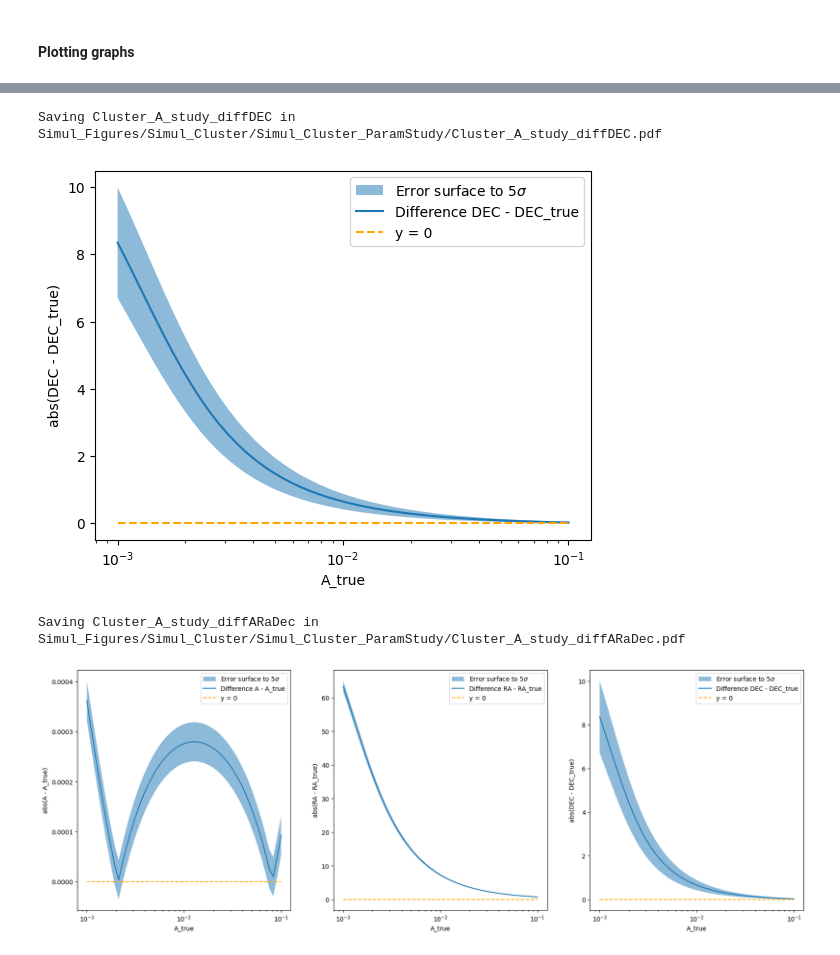
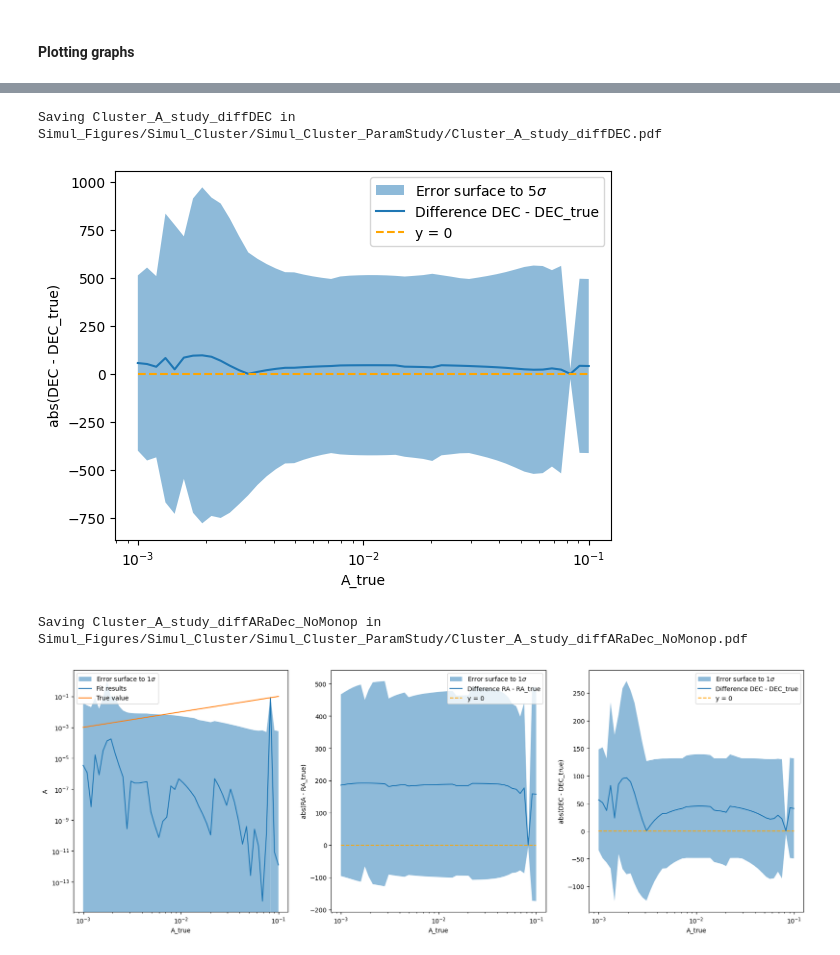
Before and after one commit to johannct/M2_Stage_Code, a Jupyter notebook: Simulation/A_Study_Cluster.ipynb, the cells around one changed output, grey strips where cells are left out. Cells and saved outputs as stored; diff of their text form; code cells hidden in the pictures.

```diff
--- a/Simulation/A_Study_Cluster.ipynb
+++ b/Simulation/A_Study_Cluster.ipynb
@@ -299,7 +338,7 @@ NameError: name 'dfMinuit' is not defined
 # %%
-output_path = "Fit_Clusters/Clusters_Dipole/Clusters_Dipole_"
-sufix = "Param_study"
-outputfile = output_path + sufix +".fits"
+DIR = "Fit_Clusters/Clusters_Dipole/Clusters_Dipole_"
+sufix = "Param_study_NoMonop"
+outputfile = DIR + sufix +".fits"
 
 data2 = fitsio.FITS(outputfile)
 data2
@@ -310,7 +349,10 @@ data2
   0      IMAGE_HDU
   1      BINARY_TBL      A_STUDY
 # %%
-dfMinuit_filtered = Table(data2['A_STUDY'].read())
+dfMinuit_data2 = Table(data2['A_STUDY'].read())
+mask = dfMinuit_data2["N*_true"] == 1
+dfMinuit_filtered = dfMinuit_data2[mask]
+#dfMinuit_filtered = dfMinuit.copy()
 dfMinuit_filtered
 # %% [output]
 Table length=50
@@ -335,7 +377,7 @@ Table length=50
 # %% [markdown]
 #### Plotting graphs
 # %%
-compareFit_val(dfMinuit_filtered, "A", "A", yscale='log', nsigma=5)
+compareFit_val(dfMinuit_filtered, "A", "A", yscale='log', nsigma=3)
 output_path = "Simul_Figures/Simul_Cluster/Simul_Cluster_ParamStudy/"
 sufix = "Cluster_A_study_val"
 get_savefig(plt, output_path, sufix)
@@ -357,5 +399,5 @@ Saving Cluster_A_study_err in Simul_Figures/Simul_Cluster/Simul_Cluster_ParamStu
 # %%
-compareFit_diff(dfMinuit_filtered, "A", "A", nsigma=1)
+compareFit_diff(dfMinuit_filtered, "A", "A", nsigma=3)
 output_path = "Simul_Figures/Simul_Cluster/Simul_Cluster_ParamStudy/"
 sufix = "Cluster_A_study_diff"
 get_savefig(plt, output_path, sufix)
@@ -397,15 +439,15 @@ sufix = "Cluster_A_study_diffDEC"
 get_savefig(plt, output_path, sufix)
 # %% [output]
 Saving Cluster_A_study_diffDEC in Simul_Figures/Simul_Cluster/Simul_Cluster_ParamStudy/Cluster_A_study_diffDEC.pdf
-[figure, old version]
+[figure, new version]
 # %%
 fig, ax = plt.subplots(1, 3, figsize=(3*7,7))
-compareFit_diff(dfMinuit_filtered, "A", "A", nsigma=5, figax=(fig, ax[0]))
-compareFit_diff(dfMinuit_filtered, "A", "ra", ylegend="RA", nsigma=5, figax=(fig, ax[1]))
-compareFit_diff(dfMinuit_filtered, "A", "dec", ylegend="DEC", nsigma=5, figax=(fig, ax[2]))
+compareFit_val(dfMinuit_filtered, "A", "A", nsigma=1, figax=(fig, ax[0]), yscale="log")
+compareFit_diff(dfMinuit_filtered, "A", "ra", ylegend="RA", nsigma=1, figax=(fig, ax[1]))
+compareFit_diff(dfMinuit_filtered, "A", "dec", ylegend="DEC", nsigma=1, figax=(fig, ax[2]))
 
-sufix = "Cluster_A_study_diffARaDec"
+sufix = "Cluster_A_study_diffARaDec_NoMonop"
 get_savefig(plt, output_path, sufix)
 # %% [output]
-Saving Cluster_A_study_diffARaDec in Simul_Figures/Simul_Cluster/Simul_Cluster_ParamStudy/Cluster_A_study_diffARaDec.pdf
+Saving Cluster_A_study_diffARaDec_NoMonop in Simul_Figures/Simul_Cluster/Simul_Cluster_ParamStudy/Cluster_A_study_diffARaDec_NoMonop.pdf
-[figure, old version]
+[figure, new version]
```
Also changed, not shown: parts of 34 cells of this notebook, 3 other files.
